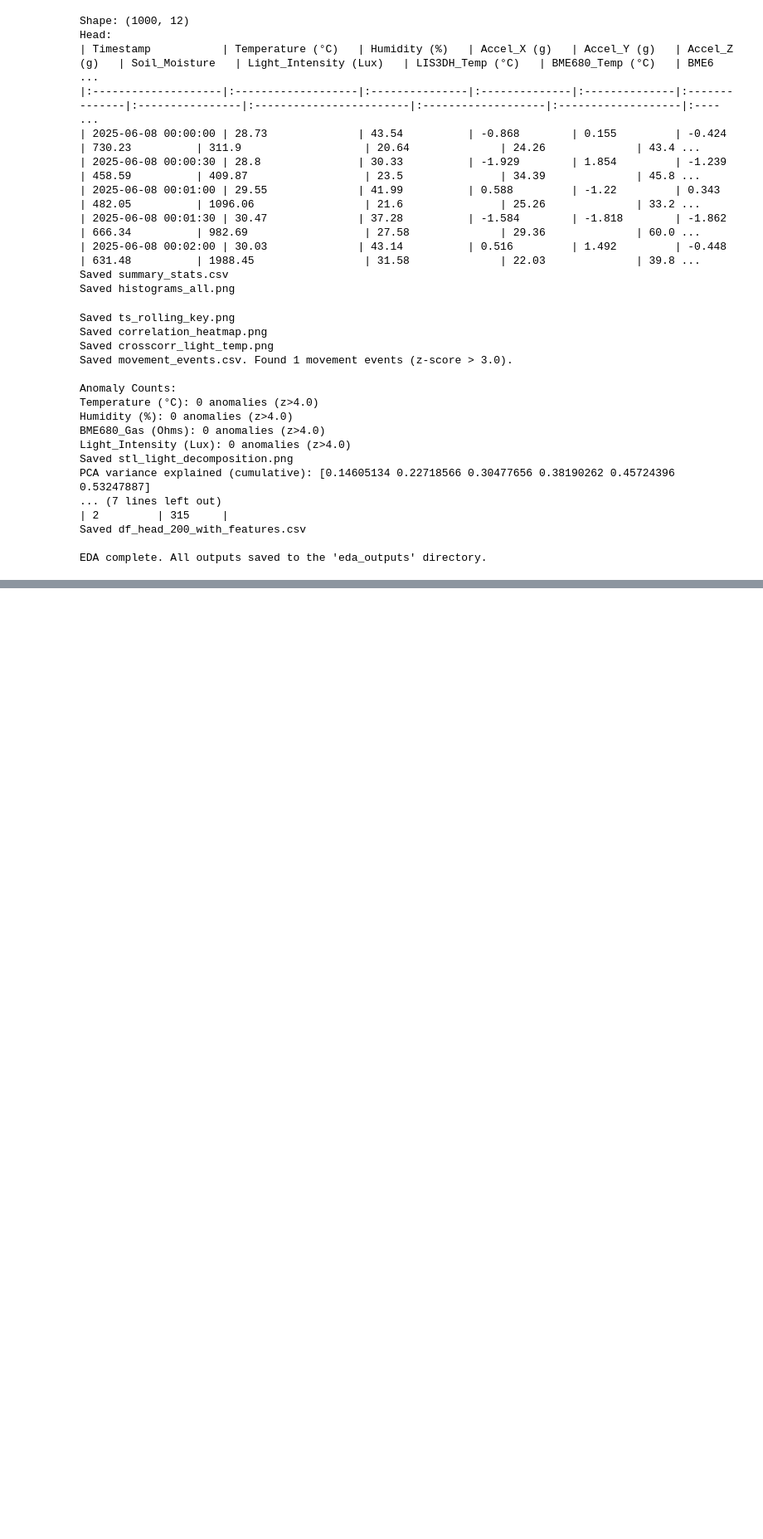
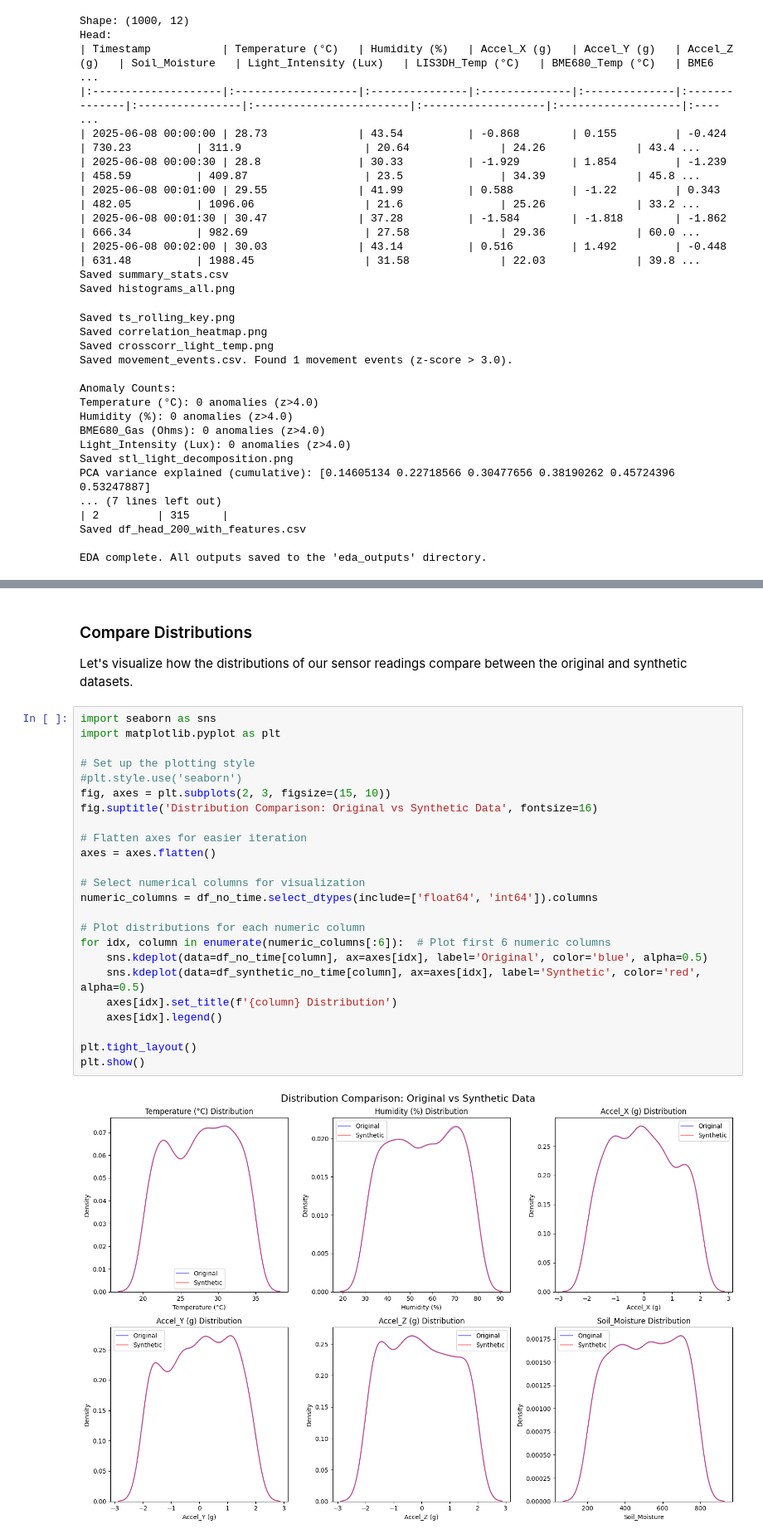
Before and after one commit to falcaozane/IoT-Research, a Jupyter notebook: Zane/EDA_Analysis.ipynb, the cells around one changed output, grey strips where cells are left out. Shown at 83% size. Cells and saved outputs as stored; diff of their text form; blank space fills up the shorter version.

```diff
--- a/Zane/EDA_Analysis.ipynb
+++ b/Zane/EDA_Analysis.ipynb
@@ -1087,0 +1147,30 @@ EDA complete. All outputs saved to the 'eda_outputs' directory.
+# %% [markdown]
+### Compare Distributions
+
+Let's visualize how the distributions of our sensor readings compare between the original and synthetic datasets.
+# %%
+import seaborn as sns
+import matplotlib.pyplot as plt
+
+# Set up the plotting style
+#plt.style.use('seaborn')
+fig, axes = plt.subplots(2, 3, figsize=(15, 10))
+fig.suptitle('Distribution Comparison: Original vs Synthetic Data', fontsize=16)
+
+# Flatten axes for easier iteration
+axes = axes.flatten()
+
+# Select numerical columns for visualization
+numeric_columns = df_no_time.select_dtypes(include=['float64', 'int64']).columns
+
+# Plot distributions for each numeric column
+for idx, column in enumerate(numeric_columns[:6]):  # Plot first 6 numeric columns
+    sns.kdeplot(data=df_no_time[column], ax=axes[idx], label='Original', color='blue', alpha=0.5)
+    sns.kdeplot(data=df_synthetic_no_time[column], ax=axes[idx], label='Synthetic', color='red', alpha=0.5)
+    axes[idx].set_title(f'{column} Distribution')
+    axes[idx].legend()
+
+plt.tight_layout()
+plt.show()
+# %% [output]
+[figure, added]
```
Also changed, not shown: parts of 15 cells of this notebook, 8 other files.
